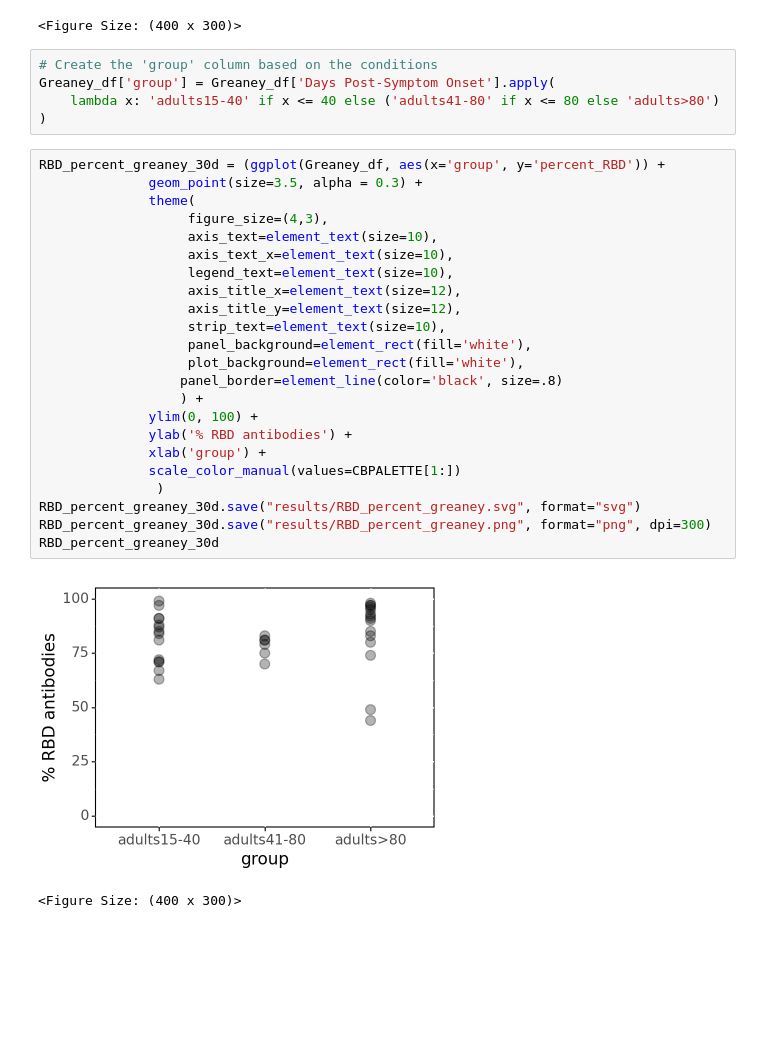
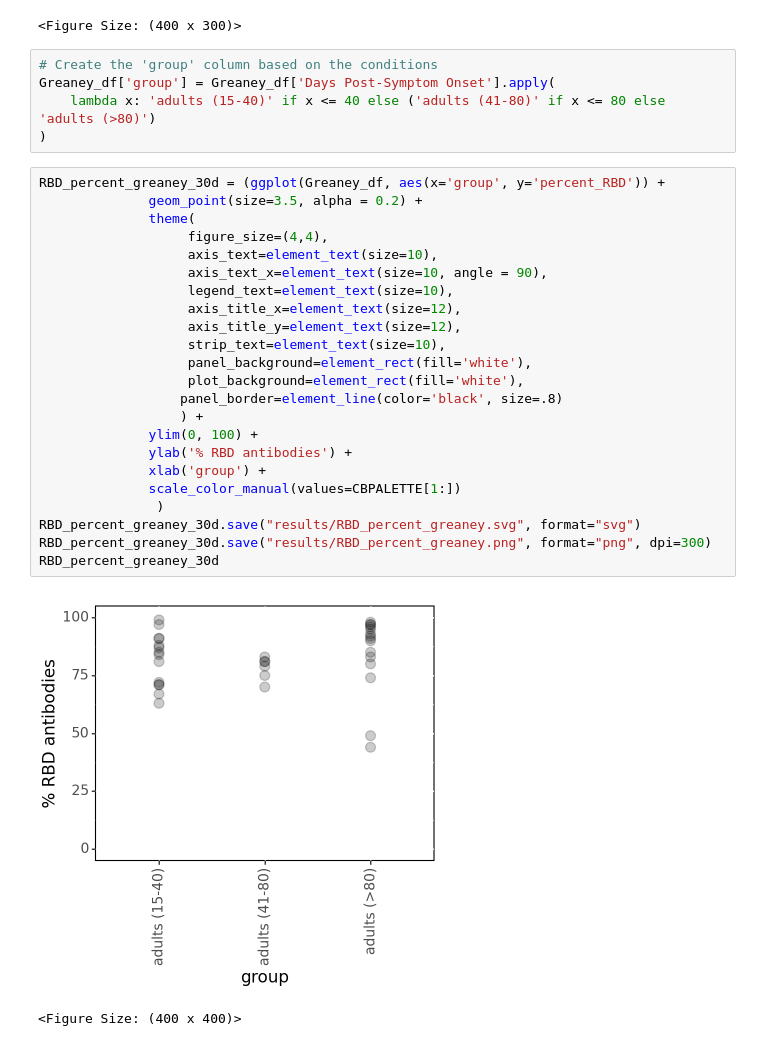
Before and after one commit to dms-vep/SARS-CoV-2_XBB.1.5_spike_DMS_infant_sera, a Jupyter notebook: validation_notebooks/depletion_neuts.ipynb, the cells around one changed output. Cells and saved outputs as stored; diff of their text form; blank space fills up the shorter version.

```diff
--- a/validation_notebooks/depletion_neuts.ipynb
+++ b/validation_notebooks/depletion_neuts.ipynb
@@ -217,31 +214,31 @@ Greaney
 # %%
 # Create the 'group' column based on the conditions
 Greaney_df['group'] = Greaney_df['Days Post-Symptom Onset'].apply(
-    lambda x: 'adults15-40' if x <= 40 else ('adults41-80' if x <= 80 else 'adults>80')
+    lambda x: 'adults (15-40)' if x <= 40 else ('adults (41-80)' if x <= 80 else 'adults (>80)')
 )
 # %%
 RBD_percent_greaney_30d = (ggplot(Greaney_df, aes(x='group', y='percent_RBD')) +
-              geom_point(size=3.5, alpha = 0.3) +
+              geom_point(size=3.5, alpha = 0.2) +
               theme(
-                   figure_size=(4,3),
+                   figure_size=(4,4),
                    axis_text=element_text(size=10),
-                   axis_text_x=element_text(size=10),
+                   axis_text_x=element_text(size=10, angle = 90),
                    legend_text=element_text(size=10),
                    axis_title_x=element_text(size=12),
                    axis_title_y=element_text(size=12),
                    strip_text=element_text(size=10),
                    panel_background=element_rect(fill='white'),
                    plot_background=element_rect(fill='white'),
                   panel_border=element_line(color='black', size=.8)
                   ) +
               ylim(0, 100) +
               ylab('% RBD antibodies') +
               xlab('group') +
               scale_color_manual(values=CBPALETTE[1:])
                )
 RBD_percent_greaney_30d.save("results/RBD_percent_greaney.svg", format="svg")
 RBD_percent_greaney_30d.save("results/RBD_percent_greaney.png", format="png", dpi=300)
 RBD_percent_greaney_30d
 # %% [output]
-[figure, old version]
+[figure, new version]
-<Figure Size: (400 x 300)>
+<Figure Size: (400 x 400)>
```
Also changed, not shown: parts of 11 cells of this notebook, 13 other files.
